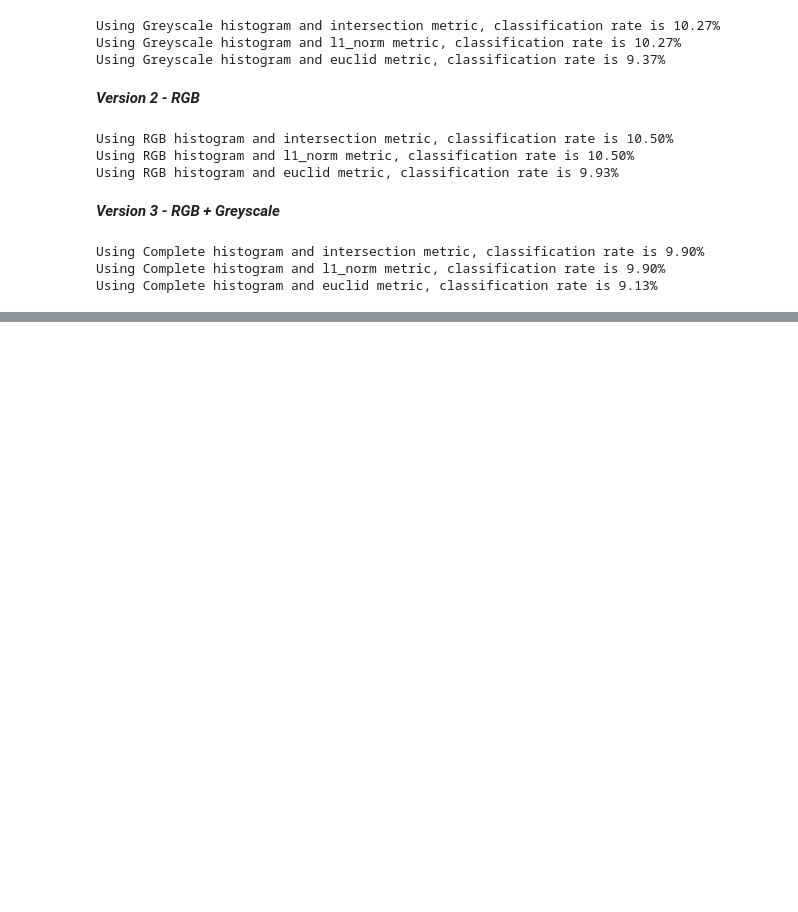
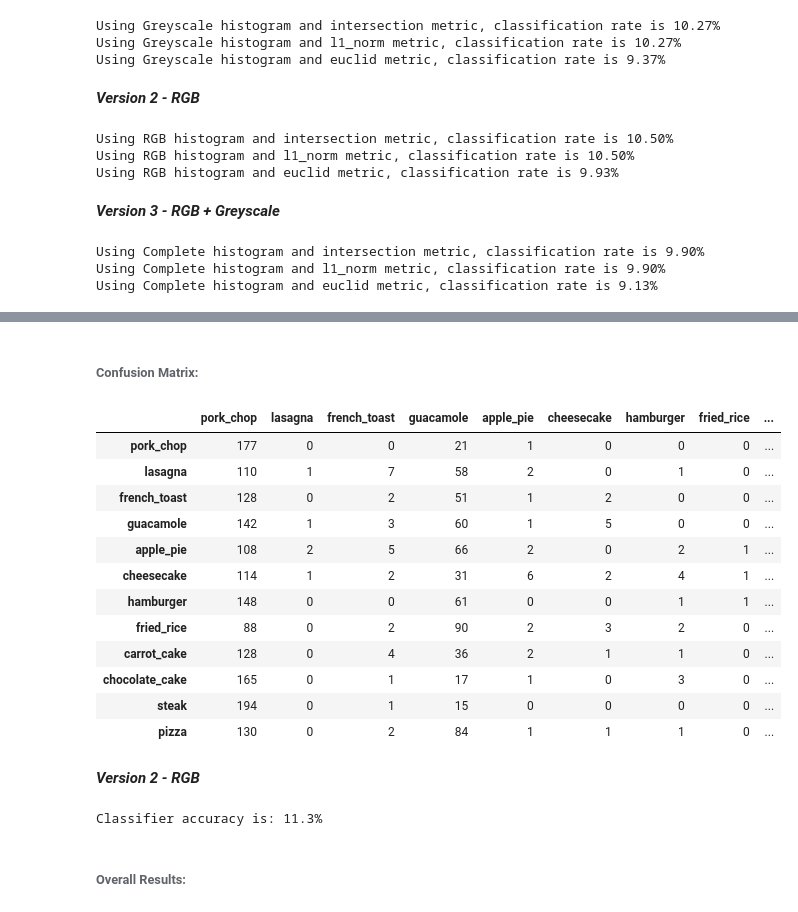
Before and after one commit to simonb83/DataScienceIntensive, a Jupyter notebook: capstone/notebooks/histogram_classifier.ipynb, the cells around one changed output, grey strips where cells are left out. Drawn from its saved outputs; the diff is of its cells as text; code cells hidden in the pictures; blank space fills up the shorter version.

```diff
--- a/capstone/notebooks/histogram_classifier.ipynb
+++ b/capstone/notebooks/histogram_classifier.ipynb
@@ -99,0 +155,4 @@ Using Complete histogram and euclid metric, classification rate is 9.13%
+# %%
+actual, predicted = run_histogram_classifier_intersection(class_list, image_names, 'Greyscale')
+# %%
+accuracy, metrics, confusion = hc.get_metrics(actual, predicted, class_list)
@@ -99,0 +181,20 @@ Using Complete histogram and euclid metric, classification rate is 9.13%
+# %% [markdown]
+###### Confusion Matrix:
+# %%
+confusion
+# %% [output]
+|  | pork_chop | lasagna | french_toast | guacamole | apple_pie | cheesecake | hamburger | fried_rice | ... |
+| pork_chop | 177 | 0 | 0 | 21 | 1 | 0 | 0 | 0 | ... |
+| lasagna | 110 | 1 | 7 | 58 | 2 | 0 | 1 | 0 | ... |
+| french_toast | 128 | 0 | 2 | 51 | 1 | 2 | 0 | 0 | ... |
+| guacamole | 142 | 1 | 3 | 60 | 1 | 5 | 0 | 0 | ... |
+| apple_pie | 108 | 2 | 5 | 66 | 2 | 0 | 2 | 1 | ... |
+| cheesecake | 114 | 1 | 2 | 31 | 6 | 2 | 4 | 1 | ... |
+| hamburger | 148 | 0 | 0 | 61 | 0 | 0 | 1 | 1 | ... |
+| fried_rice | 88 | 0 | 2 | 90 | 2 | 3 | 2 | 0 | ... |
+| carrot_cake | 128 | 0 | 4 | 36 | 2 | 1 | 1 | 0 | ... |
+| chocolate_cake | 165 | 0 | 1 | 17 | 1 | 0 | 3 | 0 | ... |
+| steak | 194 | 0 | 1 | 15 | 0 | 0 | 0 | 0 | ... |
+| pizza | 130 | 0 | 2 | 84 | 1 | 1 | 1 | 0 | ... |
+# %% [markdown]
+***Version 2 - RGB***
@@ -99,0 +205,6 @@ Using Complete histogram and euclid metric, classification rate is 9.13%
+# %%
+print("Classifier accuracy is: {:.1f}%".format(accuracy*100))
+# %% [output]
+Classifier accuracy is: 11.3%
+# %% [markdown]
+###### Overall Results:
```
Also changed, not shown: parts of 34 cells of this notebook, 17 other files.
